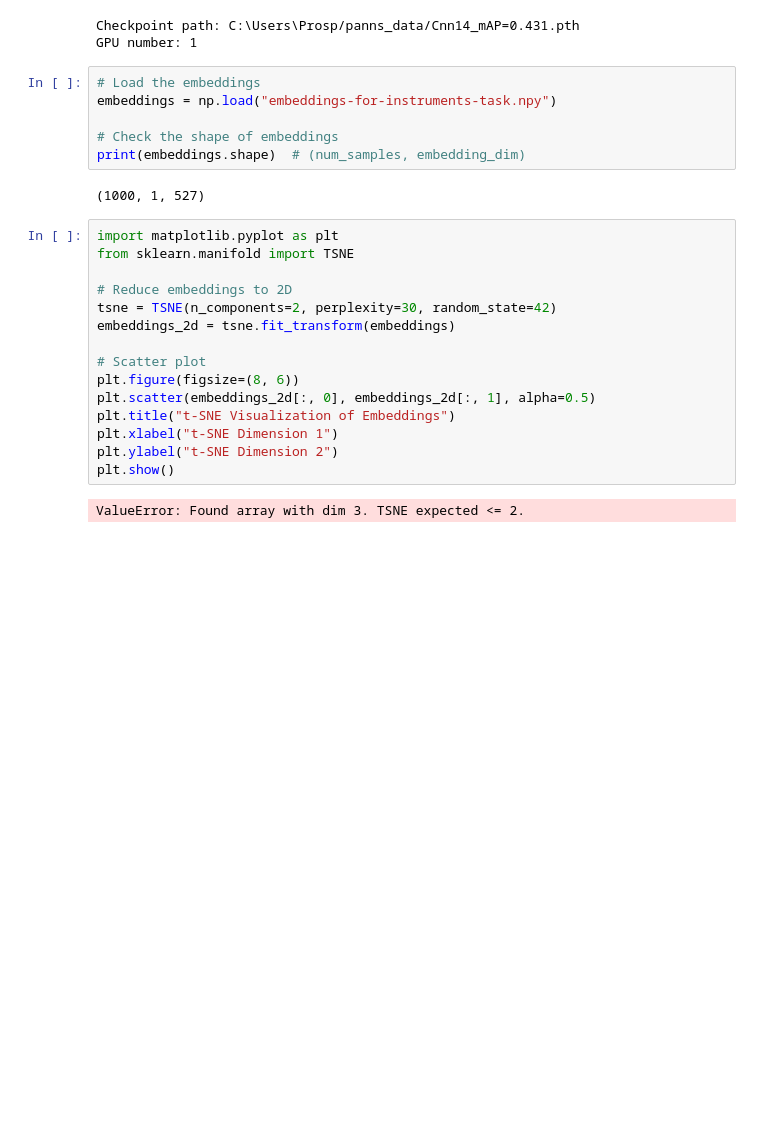
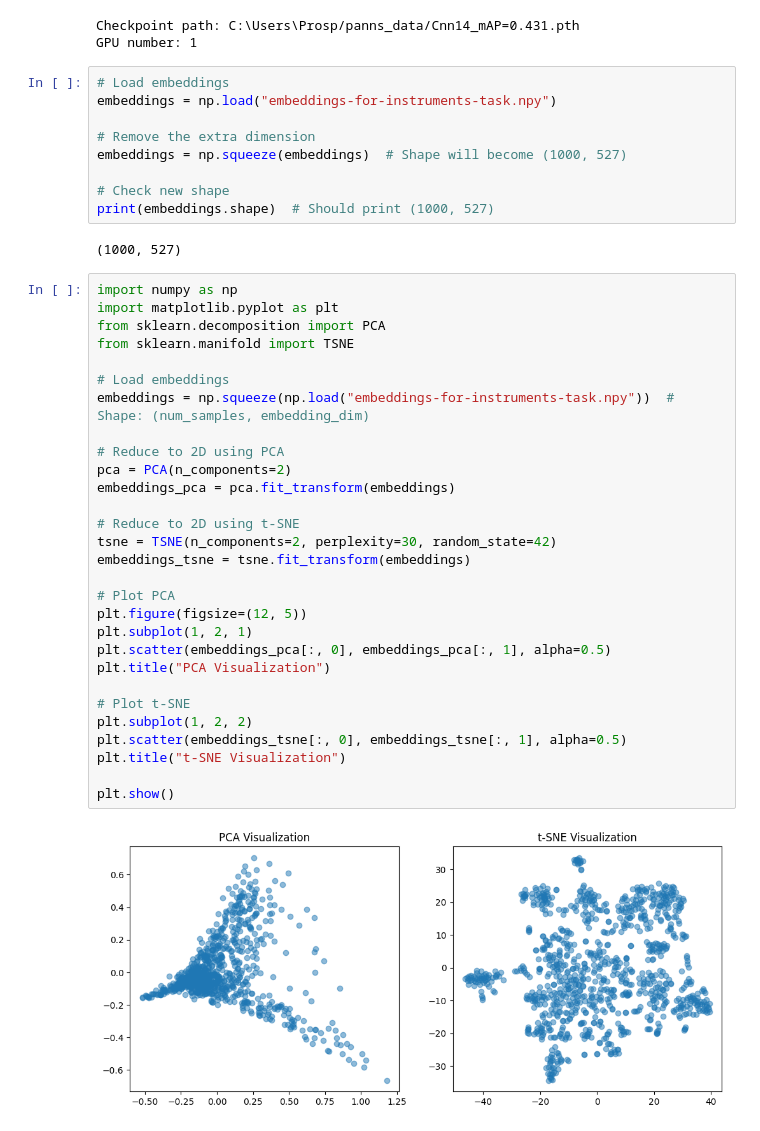
Before and after one commit to prospy0250/final_project_introduction_to_ai, a Jupyter notebook: instrument_task/instrument_task.ipynb, the cells around one changed output. Drawn from its saved outputs; the diff is of its cells as text; blank space fills up the shorter version.

Commit message:
embeddings visualization

```diff
--- a/instrument_task/instrument_task.ipynb
+++ b/instrument_task/instrument_task.ipynb
@@ -41,27 +41,44 @@ embedding_file = extract_and_save_embeddings(dataset['train'])
 Checkpoint path: C:\Users\Prosp/panns_data/Cnn14_mAP=0.431.pth
 GPU number: 1
 # %%
-# Load the embeddings
+# Load embeddings
 embeddings = np.load("embeddings-for-instruments-task.npy")
 
-# Check the shape of embeddings
-print(embeddings.shape)  # (num_samples, embedding_dim)
+# Remove the extra dimension
+embeddings = np.squeeze(embeddings)  # Shape will become (1000, 527)
+
+# Check new shape
+print(embeddings.shape)  # Should print (1000, 527)
 # %% [output]
-(1000, 1, 527)
+(1000, 527)
 # %%
+import numpy as np
 import matplotlib.pyplot as plt
+from sklearn.decomposition import PCA
 from sklearn.manifold import TSNE
 
-# Reduce embeddings to 2D
+# Load embeddings
+embeddings = np.squeeze(np.load("embeddings-for-instruments-task.npy"))  # Shape: (num_samples, embedding_dim)
+
+# Reduce to 2D using PCA
+pca = PCA(n_components=2)
+embeddings_pca = pca.fit_transform(embeddings)
+
+# Reduce to 2D using t-SNE
 tsne = TSNE(n_components=2, perplexity=30, random_state=42)
-embeddings_2d = tsne.fit_transform(embeddings)
+embeddings_tsne = tsne.fit_transform(embeddings)
 
-# Scatter plot
-plt.figure(figsize=(8, 6))
-plt.scatter(embeddings_2d[:, 0], embeddings_2d[:, 1], alpha=0.5)
-plt.title("t-SNE Visualization of Embeddings")
-plt.xlabel("t-SNE Dimension 1")
-plt.ylabel("t-SNE Dimension 2")
+# Plot PCA
+plt.figure(figsize=(12, 5))
+plt.subplot(1, 2, 1)
+plt.scatter(embeddings_pca[:, 0], embeddings_pca[:, 1], alpha=0.5)
+plt.title("PCA Visualization")
+
+# Plot t-SNE
+plt.subplot(1, 2, 2)
+plt.scatter(embeddings_tsne[:, 0], embeddings_tsne[:, 1], alpha=0.5)
+plt.title("t-SNE Visualization")
+
 plt.show()
 # %% [output]
-ValueError: Found array with dim 3. TSNE expected <= 2.
+[figure, added]
```
Also changed, not shown: parts of 1 cell of this notebook.
